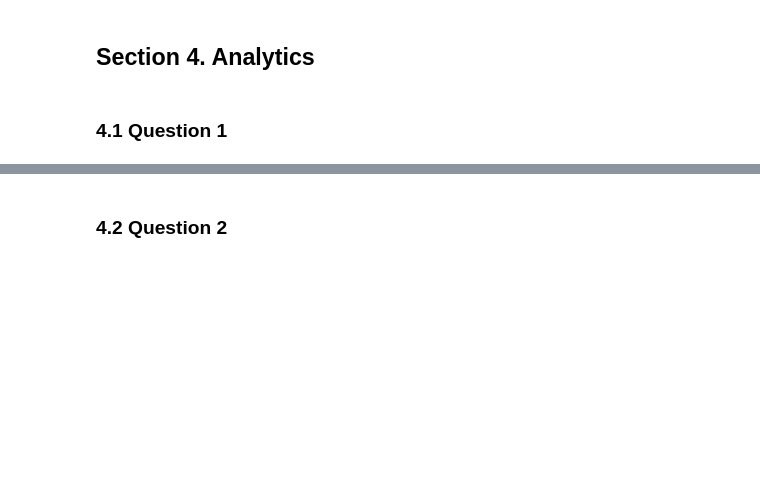
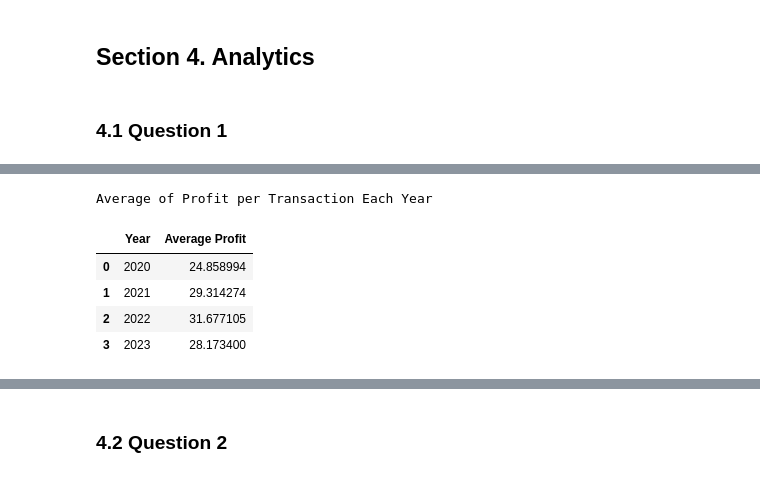
Before and after one commit to dhanylatief/SaaS_Sales, a Jupyter notebook: notebooks/1.0-mdl-inital-data-exploration.ipynb, the cells around one changed output, grey strips where cells are left out. Drawn from its saved outputs; the diff is of its cells as text; code cells hidden in the pictures; blank space fills up the shorter version.

```diff
--- a/notebooks/1.0-mdl-inital-data-exploration.ipynb
+++ b/notebooks/1.0-mdl-inital-data-exploration.ipynb
@@ -202,0 +253,12 @@ df.to_csv(r'..\data\cleaned\SaaS-Sales-cleaned.csv', index=False)
+# %%
+print('Average of Profit per Transaction Each Year')
+yearly_profit_average = df.groupby(df['Order Date'].dt.year)['Profit'].mean().reset_index()
+yearly_profit_average = yearly_profit_average.rename(columns={'Order Date':'Year','Profit': 'Average Profit'})
+yearly_profit_average
+# %% [output]
+Average of Profit per Transaction Each Year
+|  | Year | Average Profit |
+| 0 | 2020 | 24.858994 |
+| 1 | 2021 | 29.314274 |
+| 2 | 2022 | 31.677105 |
+| 3 | 2023 | 28.173400 |
```
Also changed, not shown: parts of 24 cells of this notebook, 1 other file.
